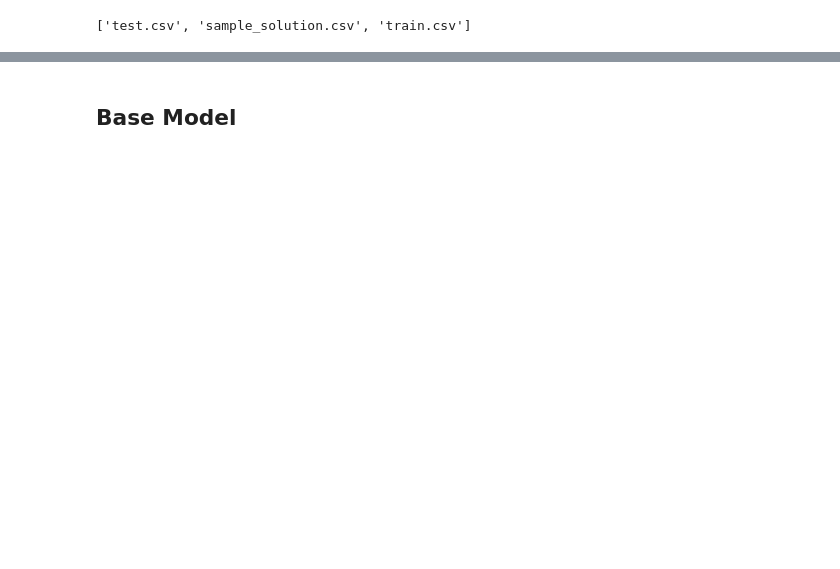
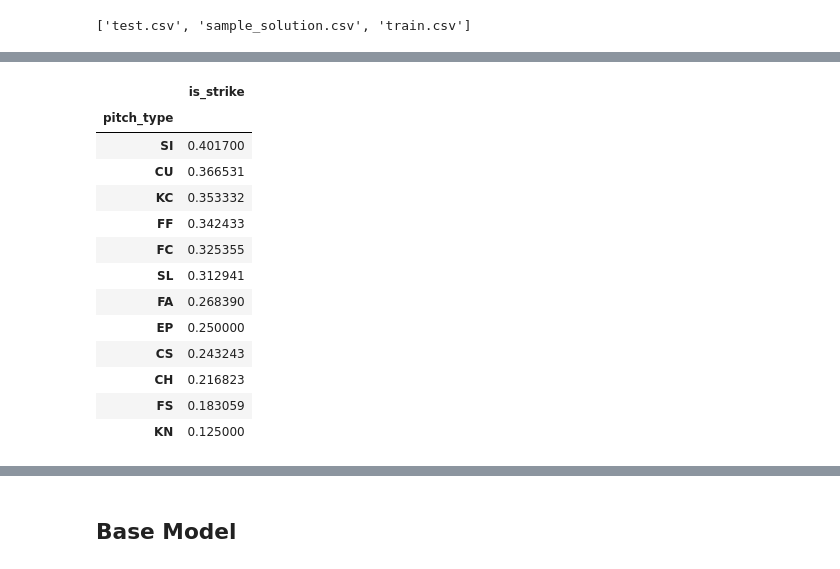
Before and after one commit to TK5-Tim/ds-projects, a Jupyter notebook: xstrikes/play-around.ipynb, the cells around one changed output, grey strips where cells are left out. Cells and saved outputs as stored; diff of their text form; code cells hidden in the pictures; blank space fills up the shorter version.

```diff
--- a/xstrikes/play-around.ipynb
+++ b/xstrikes/play-around.ipynb
@@ -42,0 +58,17 @@ df_test.head()
+# %%
+df_train.loc[:, ['pitch_type', 'is_strike']].groupby('pitch_type').mean().sort_values(by=('is_strike'), ascending=False)
+# %% [output]
+|  | is_strike |
+| pitch_type |  |
+| SI | 0.401700 |
+| CU | 0.366531 |
+| KC | 0.353332 |
+| FF | 0.342433 |
+| FC | 0.325355 |
+| SL | 0.312941 |
+| FA | 0.268390 |
+| EP | 0.250000 |
+| CS | 0.243243 |
+| CH | 0.216823 |
+| FS | 0.183059 |
+| KN | 0.125000 |
```
Also changed, not shown: parts of 22 cells of this notebook, 13 other files.
